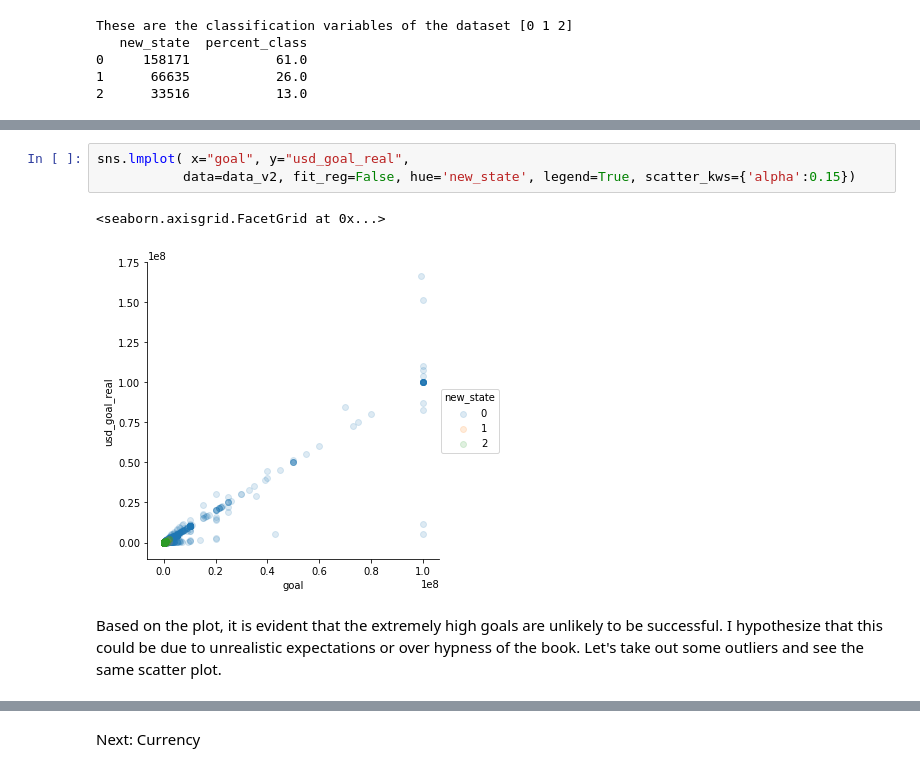
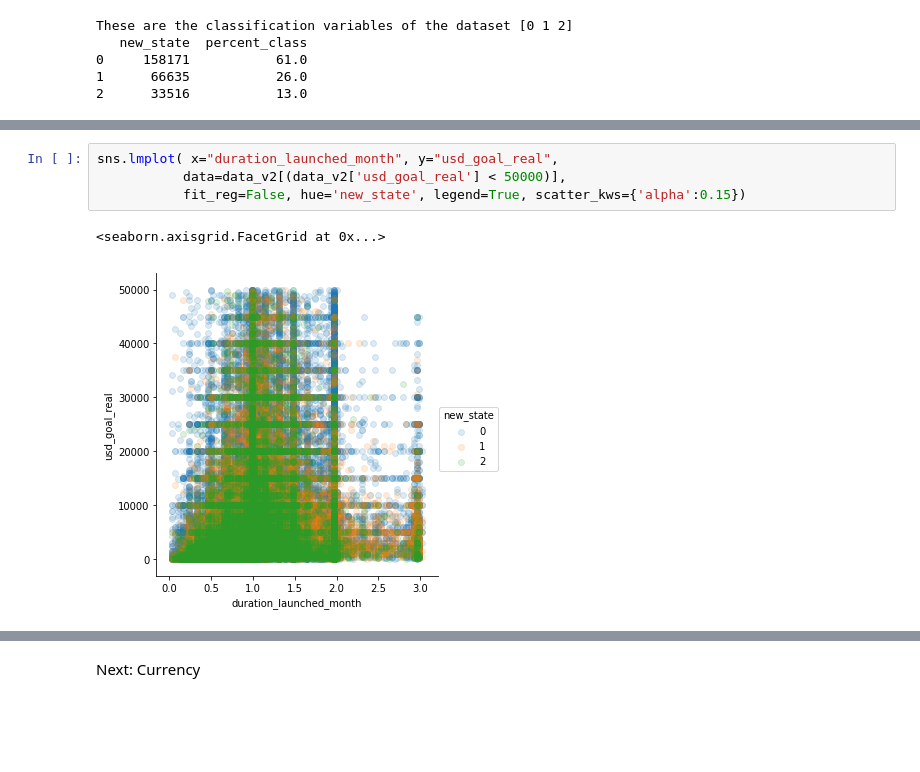
Before and after one commit to j2colaco/nu_ds_challenge, a Jupyter notebook: kickstarter_codebase.ipynb, the cells around one changed output, grey strips where cells are left out. Drawn from its saved outputs; the diff is of its cells as text; blank space fills up the shorter version.

```diff
--- a/kickstarter_codebase.ipynb
+++ b/kickstarter_codebase.ipynb
@@ -178,8 +202,7 @@ I will assume the 'goal' column is also in USD
 # %%
-sns.lmplot( x="goal", y="usd_goal_real",
-           data=data_v2, fit_reg=False, hue='new_state', legend=True, scatter_kws={'alpha':0.15})
+sns.lmplot( x="duration_launched_month", y="usd_goal_real",
+           data=data_v2[(data_v2['usd_goal_real'] < 50000)],
+           fit_reg=False, hue='new_state', legend=True, scatter_kws={'alpha':0.15})
 # %% [output]
 <seaborn.axisgrid.FacetGrid at 0x...>
-[figure, old version]
+[figure, new version]
-# %% [markdown]
-Based on the plot, it is evident that the extremely high goals are unlikely to be successful. I hypothesize that this could be due to unrealistic expectations or over hypness of the book. Let's take out some outliers and see the same scatter plot.
```
Also changed, not shown: parts of 42 cells of this notebook.
